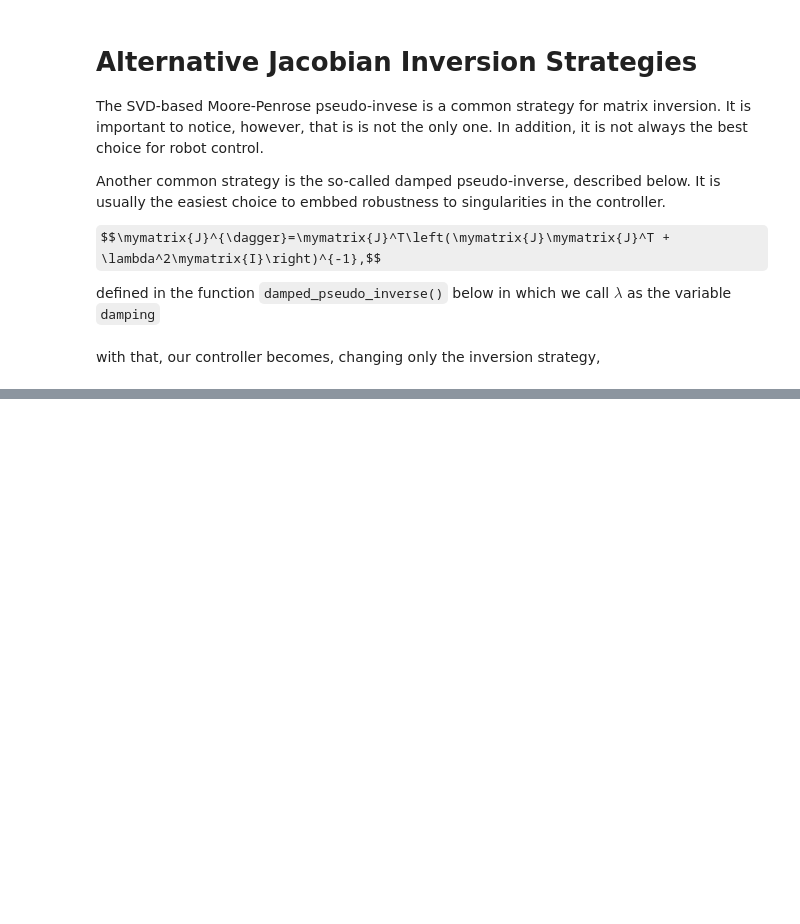
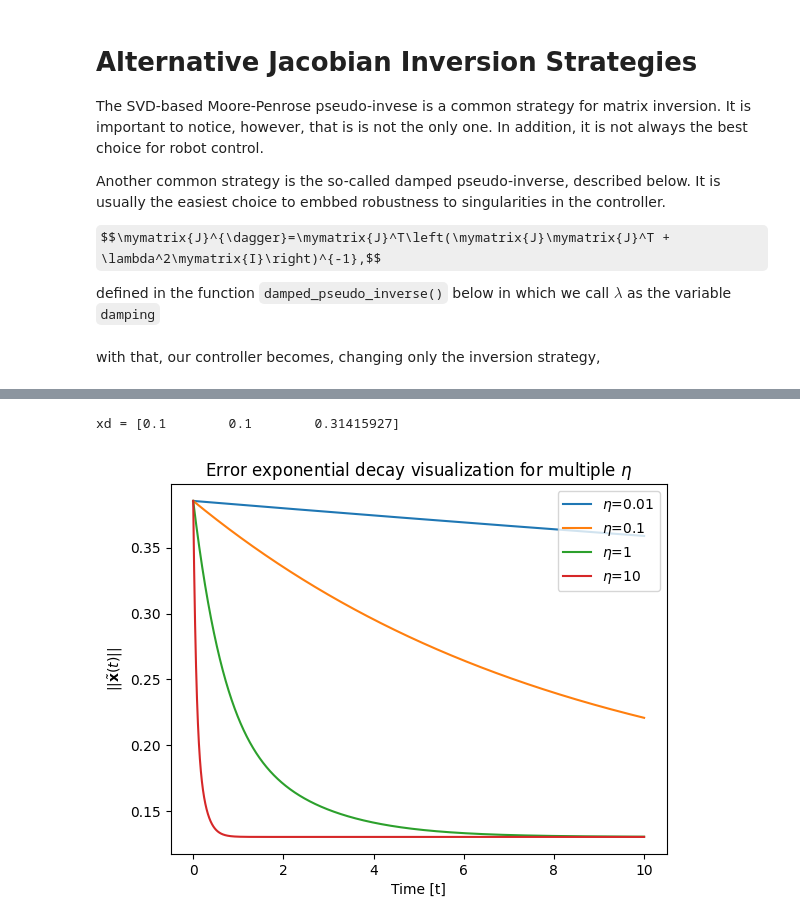
Before and after one commit to MarinhoLab/OpenExecutableBooksRobotics, a Jupyter notebook: lesson5_tutorial.ipynb, the cells around one changed output, grey strips where cells are left out. Cells and saved outputs as stored; diff of their text form; code cells hidden in the pictures; some formulas as TeX source; blank space fills up the shorter version.

Commit message:
[lesson5] Added plots for different gains

```diff
--- a/lesson5_tutorial.ipynb
+++ b/lesson5_tutorial.ipynb
@@ -303,0 +321,61 @@ plt.show()
+# %%
+etas: list[float] = [0.01, 0.1, 1, 10] # Different gains to iterate over the same control goals
+T:float = 0.001 # Sampling time
+# A desired task-space value, defined by the problem at hand
+xd = np.array([0.1,
+               0.1,
+               pi/10])
+print(f"xd = {xd}")
+
+# Lists to store the value of each control iteration
+x_tilde_norm_list: list[list]= []
+t_list: list[list] = []
+u_norm_list: list[list] = []
+
+# Run the controller again for each gain
+for i in range(0, len(etas)):
+    # Define a stop criteria, in this case let's control for 10 seconds
+    t:float = 0 # Current time
+    eta = etas[i]
+    # Define initial values for the joint positions
+    q_0 = 0.0
+    q_1 = 0.0
+    q = np.array([q_0,
+                q_1])
+
+    x_tilde_norm_list.append([])
+    t_list.append([])
+    u_norm_list.append([])
+
+    while t < 10:
+        # Calculate task-space value, x
+        x = planar_robot_fkm(q)
+        # Calculate task-space error, x_tilde
+        x_tilde = get_error(x, xd)
+        # Get the Jacobian
+        J = planar_robot_jacobian(q)
+        # Invert the Jacobian using the damped pseudo-inverse
+        J_inv = damped_pseudo_inverse(J)
+        # Calculate the control action
+        u = -eta * J_inv @ x_tilde
+
+        ## Store values in the list so that we can print them later
+        x_tilde_norm_list[i].append(np.linalg.norm(x_tilde))
+        t_list[i].append(t)
+        u_norm_list[i].append(np.linalg.norm(u))
+
+        ## Variable updated for the next loop
+        q = q + u * T # Update law using the sampling time
+        t = t + T
+
+
+    plt.plot(t_list[i],x_tilde_norm_list[i], label=f"$\\eta$={eta}")
+
+plt.title('Error exponential decay visualization for multiple $\\eta$')
+plt.legend(loc="upper right")
+plt.xlabel("Time [t]")
+plt.ylabel("$||\\tilde{ \\bf{x} } (t) ||$")
+plt.show()
+# %% [output]
+xd = [0.1        0.1        0.31415927]
+[figure, added]
```
Also changed, not shown: parts of 7 cells of this notebook.
